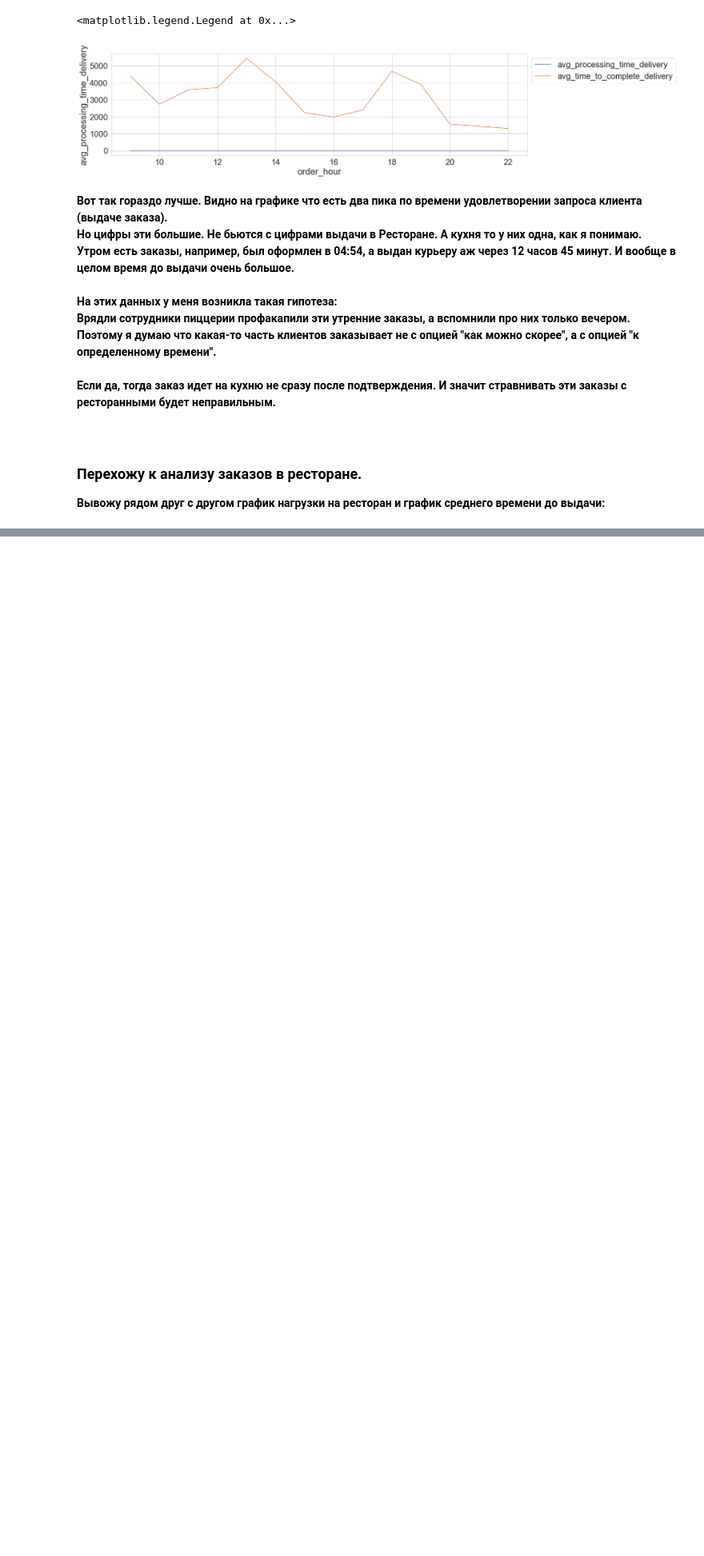
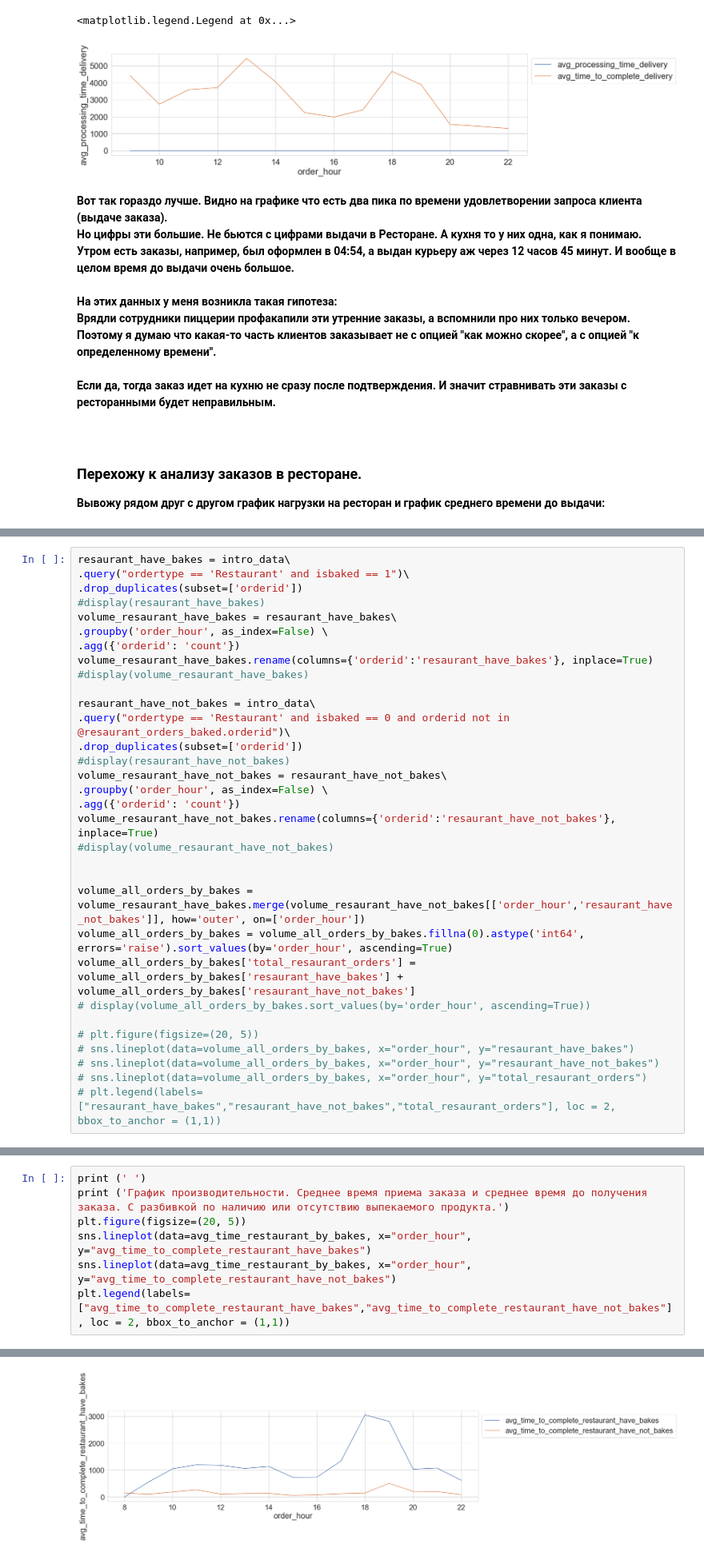
Before and after one commit to trscod/data_analysis_python_pizzeria_customer_loyality, a Jupyter notebook: Отчет по интро-задаче.ipynb, the cells around one changed output, grey strips where cells are left out. Shown at 80% size. Saved outputs shown, nothing was run; the diff lists cells and outputs as text; blank space fills up the shorter version.

```diff
--- a/Отчет по интро-задаче.ipynb
+++ b/Отчет по интро-задаче.ipynb
@@ -423,0 +431,32 @@ __В графике нагрузки видно что есть два пико
+# %%
+resaurant_have_bakes = intro_data\
+.query("ordertype == 'Restaurant' and isbaked == 1")\
+.drop_duplicates(subset=['orderid'])
+#display(resaurant_have_bakes)
+volume_resaurant_have_bakes = resaurant_have_bakes\
+.groupby('order_hour', as_index=False) \
+.agg({'orderid': 'count'})
+volume_resaurant_have_bakes.rename(columns={'orderid':'resaurant_have_bakes'}, inplace=True)
+#display(volume_resaurant_have_bakes)
+
+resaurant_have_not_bakes = intro_data\
+.query("ordertype == 'Restaurant' and isbaked == 0 and orderid not in @resaurant_orders_baked.orderid")\
+.drop_duplicates(subset=['orderid'])
+#display(resaurant_have_not_bakes)
+volume_resaurant_have_not_bakes = resaurant_have_not_bakes\
+.groupby('order_hour', as_index=False) \
+.agg({'orderid': 'count'})
+volume_resaurant_have_not_bakes.rename(columns={'orderid':'resaurant_have_not_bakes'}, inplace=True)
+#display(volume_resaurant_have_not_bakes)
+
+
+volume_all_orders_by_bakes = volume_resaurant_have_bakes.merge(volume_resaurant_have_not_bakes[['order_hour','resaurant_have_not_bakes']], how='outer', on=['order_hour'])
+volume_all_orders_by_bakes = volume_all_orders_by_bakes.fillna(0).astype('int64', errors='raise').sort_values(by='order_hour', ascending=True)
+volume_all_orders_by_bakes['total_resaurant_orders'] = volume_all_orders_by_bakes['resaurant_have_bakes'] + volume_all_orders_by_bakes['resaurant_have_not_bakes']
+# display(volume_all_orders_by_bakes.sort_values(by='order_hour', ascending=True))
+
+# plt.figure(figsize=(20, 5))
+# sns.lineplot(data=volume_all_orders_by_bakes, x="order_hour", y="resaurant_have_bakes")
+# sns.lineplot(data=volume_all_orders_by_bakes, x="order_hour", y="resaurant_have_not_bakes")
+# sns.lineplot(data=volume_all_orders_by_bakes, x="order_hour", y="total_resaurant_orders")
+# plt.legend(labels=["resaurant_have_bakes","resaurant_have_not_bakes","total_resaurant_orders"], loc = 2, bbox_to_anchor = (1,1))
@@ -423,0 +545,8 @@ __В графике нагрузки видно что есть два пико
+# %%
+print (' ')
+print ('График производительности. Среднее время приема заказа и среднее время до получения заказа. С разбивкой по наличию или отсутствию выпекаемого продукта.')
+plt.figure(figsize=(20, 5))
+sns.lineplot(data=avg_time_restaurant_by_bakes, x="order_hour", y="avg_time_to_complete_restaurant_have_bakes")
+sns.lineplot(data=avg_time_restaurant_by_bakes, x="order_hour", y="avg_time_to_complete_restaurant_have_not_bakes")
+plt.legend(labels=["avg_time_to_complete_restaurant_have_bakes","avg_time_to_complete_restaurant_have_not_bakes"], loc = 2, bbox_to_anchor = (1,1))
+# %% [output]
@@ -423,0 +555 @@ __В графике нагрузки видно что есть два пико
+[figure, added]
```
Also changed, not shown: parts of 11 cells of this notebook.
